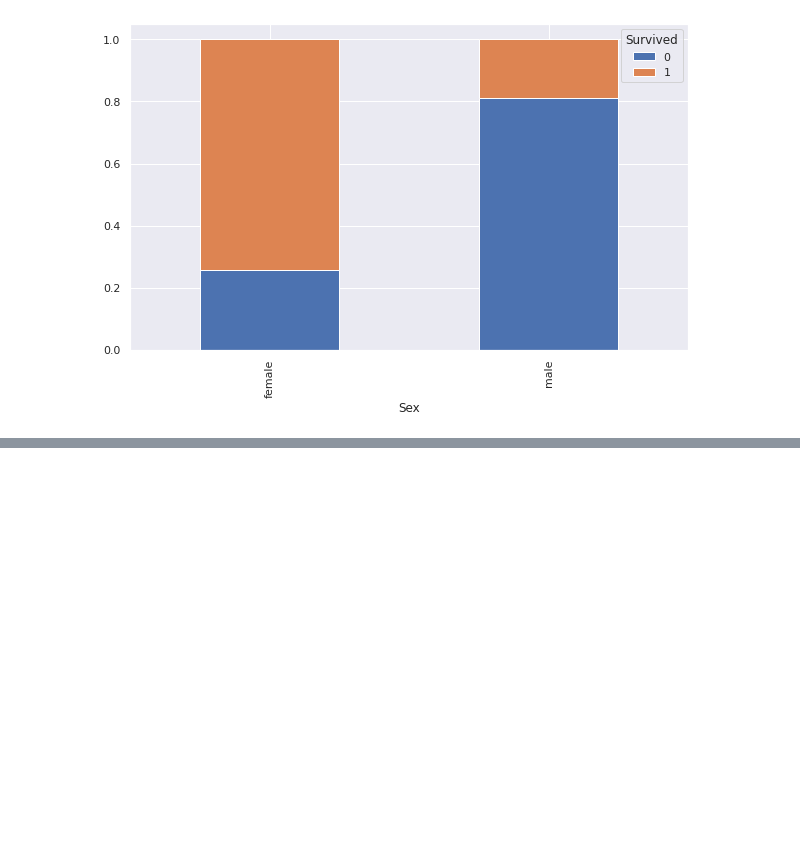
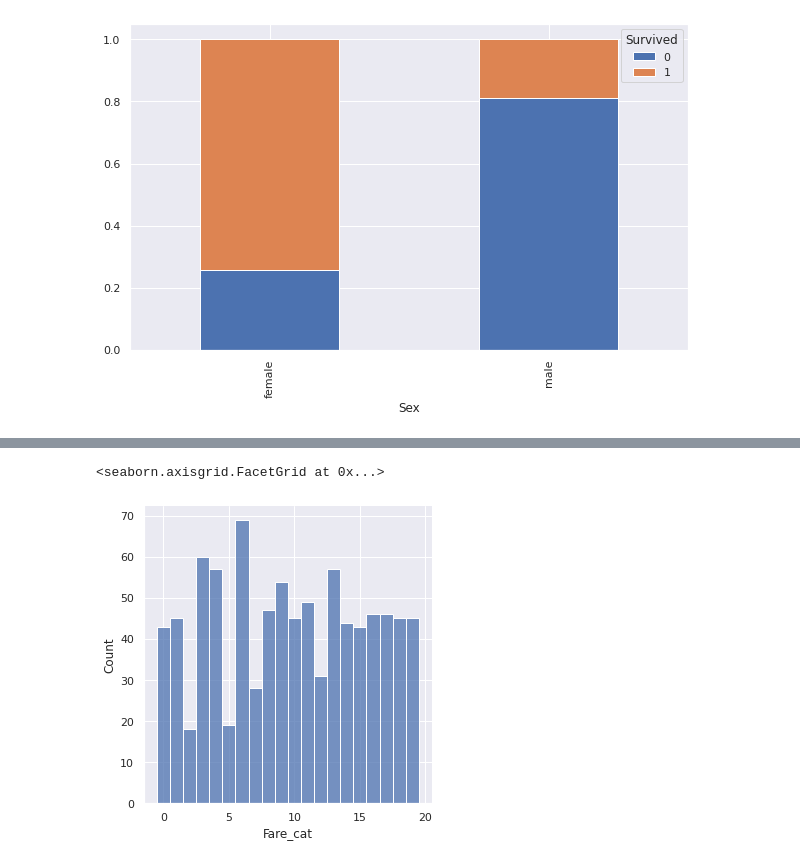
Before and after one commit to franklinhamer2727/PDE-machine-Learning, a Jupyter notebook: Arboles.ipynb, the cells around one changed output, grey strips where cells are left out. Saved outputs shown, nothing was run; the diff lists cells and outputs as text; code cells hidden in the pictures; blank space fills up the shorter version.

```diff
--- a/Arboles.ipynb
+++ b/Arboles.ipynb
@@ -129,0 +178,11 @@ table.div(table.sum(1).astype(float),axis=0).plot(kind='bar',stacked=True)
+# %%
+#Discretizar la variable
+from sklearn.preprocessing import KBinsDiscretizer
+data['Fare_cat'] =KBinsDiscretizer(n_bins =20,
+                                   encode ='ordinal',
+                                   strategy="quantile").fit_transform(data[['Fare']])
+# %%
+sns.displot(data['Fare_cat'],palette='hls',discrete =True)
+# %% [output]
+<seaborn.axisgrid.FacetGrid at 0x...>
+[figure, added]
```
Also changed, not shown: parts of 16 cells of this notebook.
